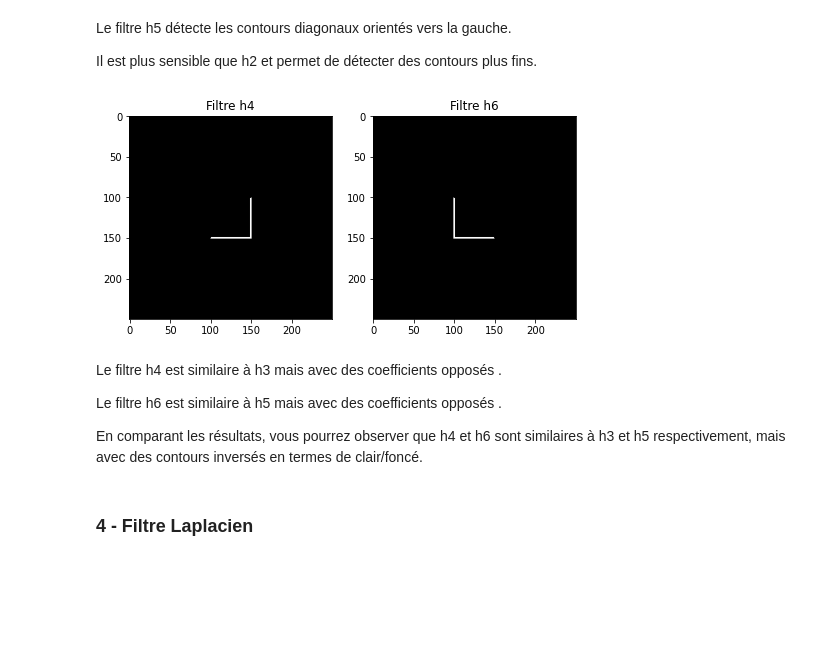
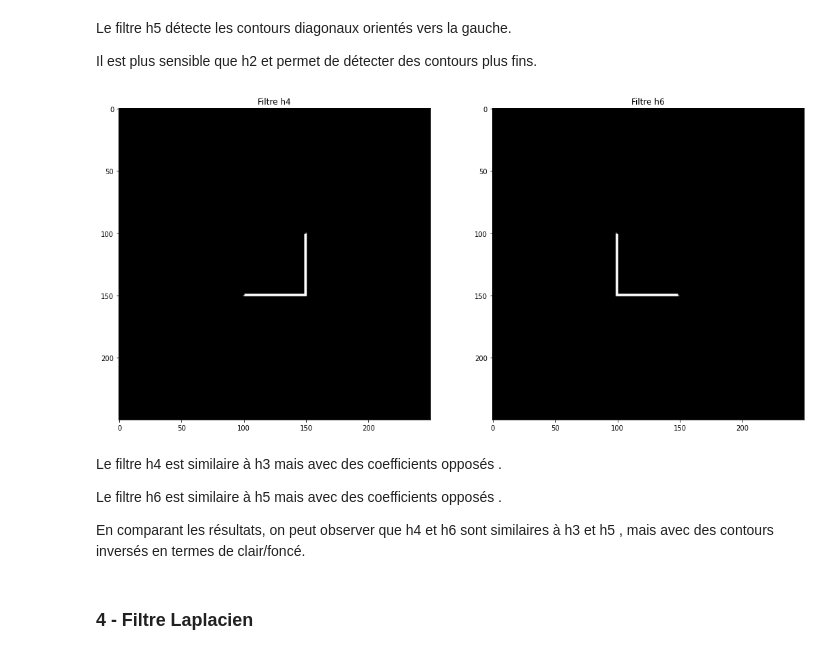
Before and after one commit to azario0/Traitement_image, a Jupyter notebook: tp3.ipynb, the cells around one changed output. Saved outputs shown, nothing was run; the diff lists cells and outputs as text; code cells hidden in the pictures; blank space fills up the shorter version.

```diff
--- a/tp3.ipynb
+++ b/tp3.ipynb
@@ -124,28 +124,28 @@ Il est plus sensible que h2 et permet de détecter des contours plus fins.
 # %%
 # Appliquer les filtres de Sobel combinés
 h4 = np.array([[2, 1, 0], [1, 0, -1], [0, -1, -2]])
 h6 = np.array([[0, 1, 2], [-1, 0, 1], [-2, -1, 0]])
 I4 = cv.filter2D(img, -1, h4)
 I6 = cv.filter2D(img, -1, h6)
 
 # Afficher les résultats
-fig, ax = plt.subplots(1, 2, figsize=(8, 4))
+fig, ax = plt.subplots(1, 2, figsize=(18, 10))
 
 ax[0].imshow(I4, cmap='gray')
 ax[0].set_title('Filtre h4')
 
 ax[1].imshow(I6, cmap='gray')
 ax[1].set_title('Filtre h6')
 
 plt.show()
 # %% [output]
-[figure, old version]
+[figure, new version]
 # %% [markdown]
 Le filtre h4 est similaire à h3 mais avec des coefficients opposés .
 
 Le filtre h6 est similaire à h5 mais avec des coefficients opposés .
 
-En comparant les résultats, vous pourrez observer que h4 et h6 sont similaires à h3 et h5 respectivement, mais avec des contours inversés en termes de clair/foncé.
+En comparant les résultats, on peut observer que h4 et h6 sont similaires à h3 et h5 , mais avec des contours inversés en termes de clair/foncé.
 # %% [markdown]
 ### 4 - Filtre Laplacien
 # %%
```
Also changed, not shown: parts of 13 cells of this notebook.
